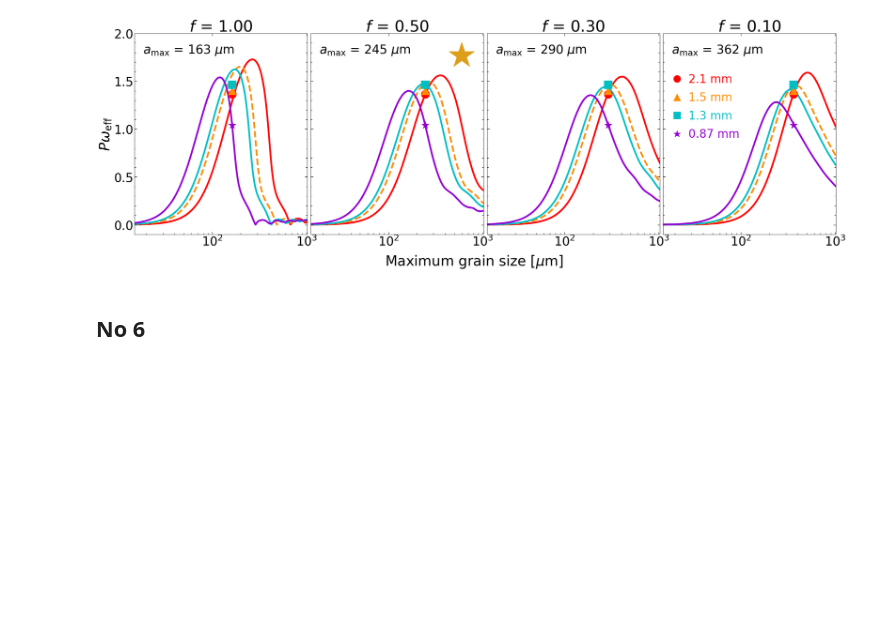
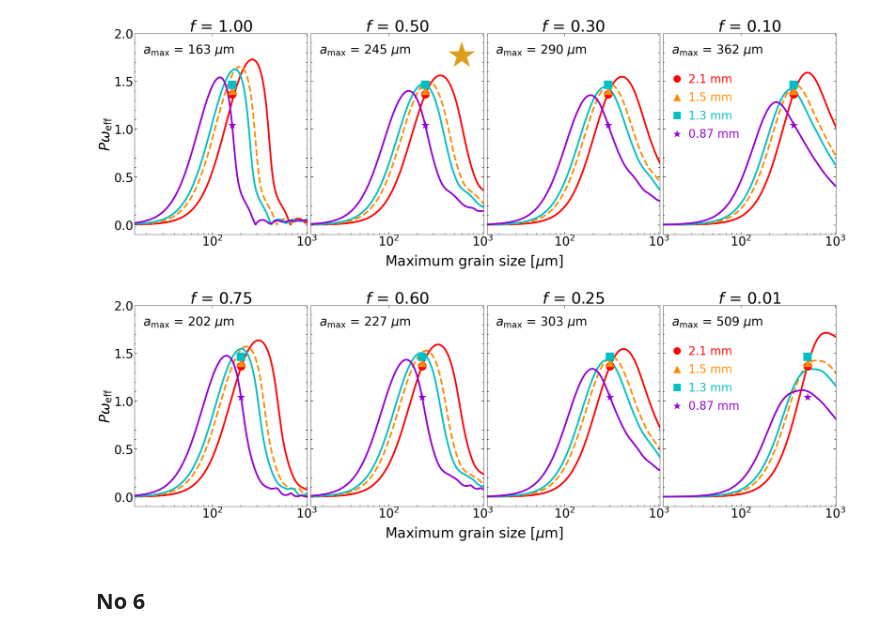
Before and after one commit to audreyburggraf/MastersThesis, a Jupyter notebook: PLOTTING C29 989/DUST MODEL NOTEBOOKS/SCALE_FACTOR_NOTEBOOKS/NEWEST_ScaleFactorGridPlot_ZHANG_METHOD_Plots_for_writeup.ipynb, the cells around one changed output. Saved outputs shown, nothing was run; the diff lists cells and outputs as text; code cells hidden in the pictures; blank space fills up the shorter version.

```diff
--- a/PLOTTING C29 989/DUST MODEL NOTEBOOKS/SCALE_FACTOR_NOTEBOOKS/NEWEST_ScaleFactorGridPlot_ZHANG_METHOD_Plots_for_writeup.ipynb
+++ b/PLOTTING C29 989/DUST MODEL NOTEBOOKS/SCALE_FACTOR_NOTEBOOKS/NEWEST_ScaleFactorGridPlot_ZHANG_METHOD_Plots_for_writeup.ipynb
@@ -27,6 +27,7 @@ colours = [alma_band_colors[band] for band in bands]
 
 f_values_all = [1, 0.75, 0.6, 0.5, 0.3, 0.25, 0.1, 0.01]
 f_values = [1, 0.5, 0.3, 0.1]
+f_values_extra =  [0.75, 0.6, 0.25, 0.01]
 
 colours = [alma_band_colors[band] for band in bands]
 
@@ -586,6 +638,45 @@ plt.savefig(writeup_image_folder_path + '/DustModels/' + "DustModelPlot_Without5
             bbox_inches='tight')
 # %% [output]
 [figure]
+# %%
+
+
+fig, ax = scale_factor_plot_for_writeup(all_bands,
+                                        bands_labels,
+                                        bands_wo5,
+                                        f_values_extra,
+                                        a_max_dist_micron_wo5,
+                                        P_times_omega_wo5,
+                                        best_sf_wo5,
+                                        best_idx_wo5,
+                                        a_max_best_wo5,
+                                        POLF_obs_for_plot,
+                                        chi_sq_wo5,
+                                        plot_sf = False,
+                                        plot_chi_sq = False,
+#                                         plot_sf = True,
+#                                         plot_chi_sq = True,
+                                        )
+
+
+
+# ax[1].text(
+#     0.85, 0.88,
+#     r'$\star$',
+#     transform=ax[1].transAxes,
+#     fontsize=200,
+#     color= '#dd9e1aff',
+#     ha='center',
+#     va='center'
+# )
+
+
+# Also want to plot Band 5 data
+plt.savefig(writeup_image_folder_path + '/DustModels/' + "DustModelPlot_Without5_ZhangMethod_Extraf.pdf",
+            dpi=300,
+            bbox_inches='tight')
+# %% [output]
+[figure, added]
 # %% [markdown]
 ## No 6
 # %%
```
Also changed, not shown: parts of 2 cells of this notebook, 10 other files.
